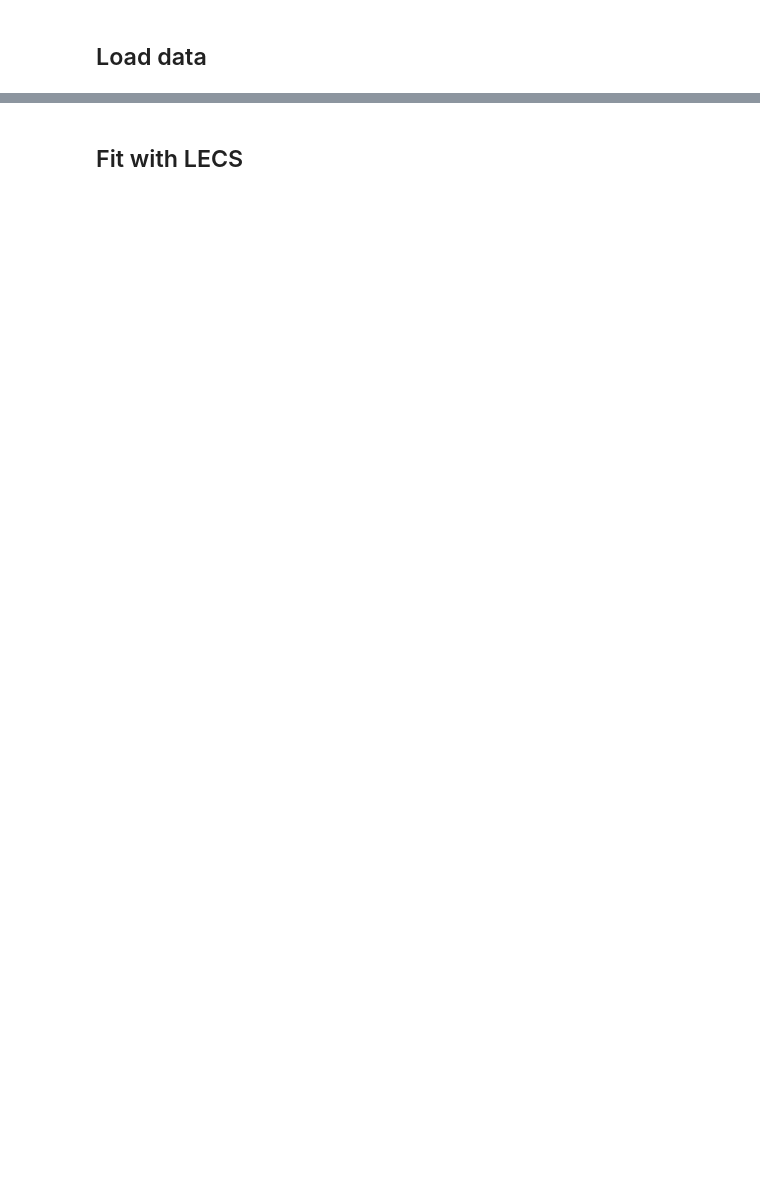
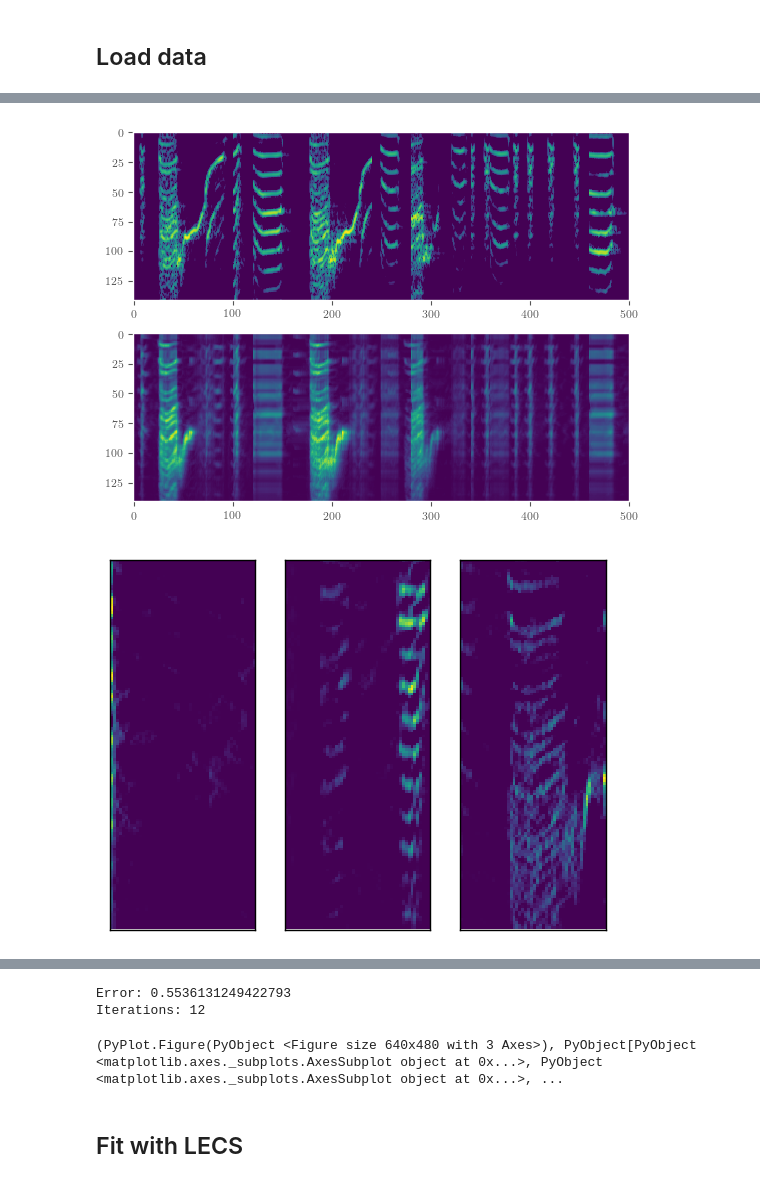
Before and after one commit to degleris1/CMF.jl, a Jupyter notebook: figures/sep_neuro.ipynb, the cells around one changed output, grey strips where cells are left out. Drawn from its saved outputs; the diff is of its cells as text; code cells hidden in the pictures; blank space fills up the shorter version.

```diff
--- a/figures/sep_neuro.ipynb
+++ b/figures/sep_neuro.ipynb
@@ -45,0 +78,12 @@ Iterations: 52
+# %%
+println("Error: ", cmf.evaluate_mse(rh))
+println("Iterations: ", cmf.evaluate_convergence(rh))
+
+cmf.plot_reconstruction(rh, 1000:1500, sort_units=false)
+cmf.plot_Ws(rh, sort_units=false)
+
+cmf.plot_reconstruction(rm, 1000:1500, sort_units=false)
+cmf.plot_Ws(rm, sort_units=false)
+# %% [output]
+[figure, added]
+[figure, added]
@@ -46,3 +92,6 @@ Iterations: 52
+Error: 0.5536131249422793
+Iterations: 12
+(PyPlot.Figure(PyObject <Figure size 640x480 with 3 Axes>), PyObject[PyObject <matplotlib.axes._subplots.AxesSubplot object at 0x...>, PyObject <matplotlib.axes._subplots.AxesSubplot object at 0x...>, ...
 # %% [markdown]
 ## Fit with LECS
 # %%
```
Also changed, not shown: parts of 9 cells of this notebook.
